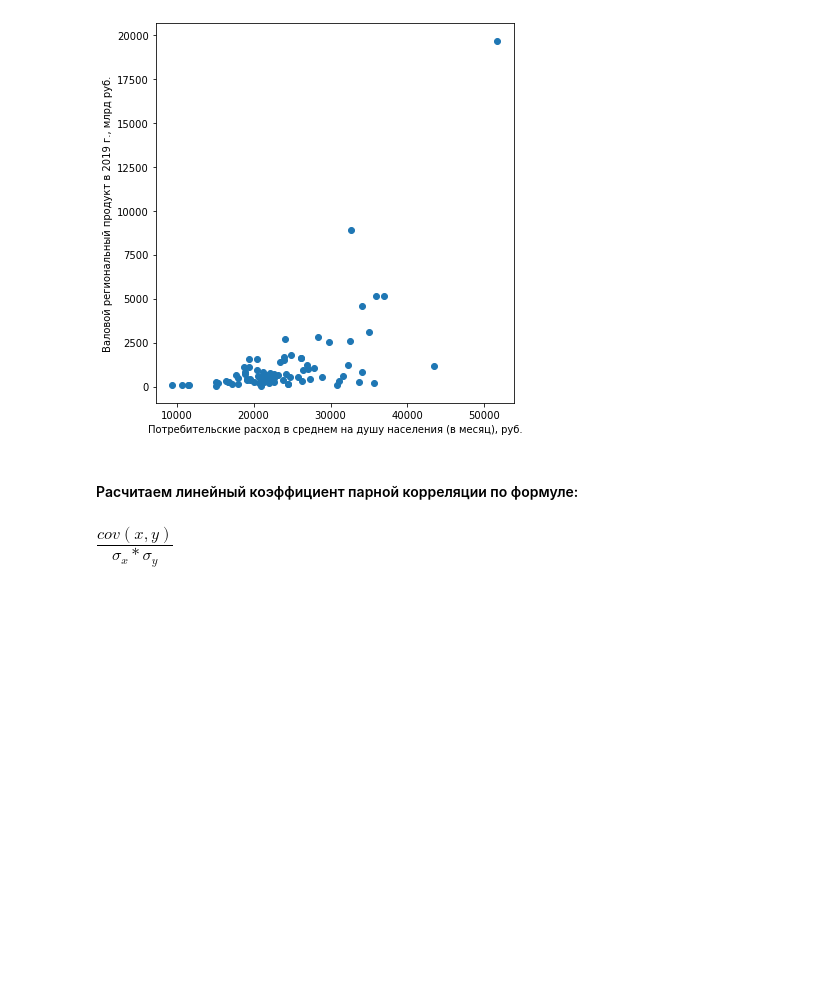
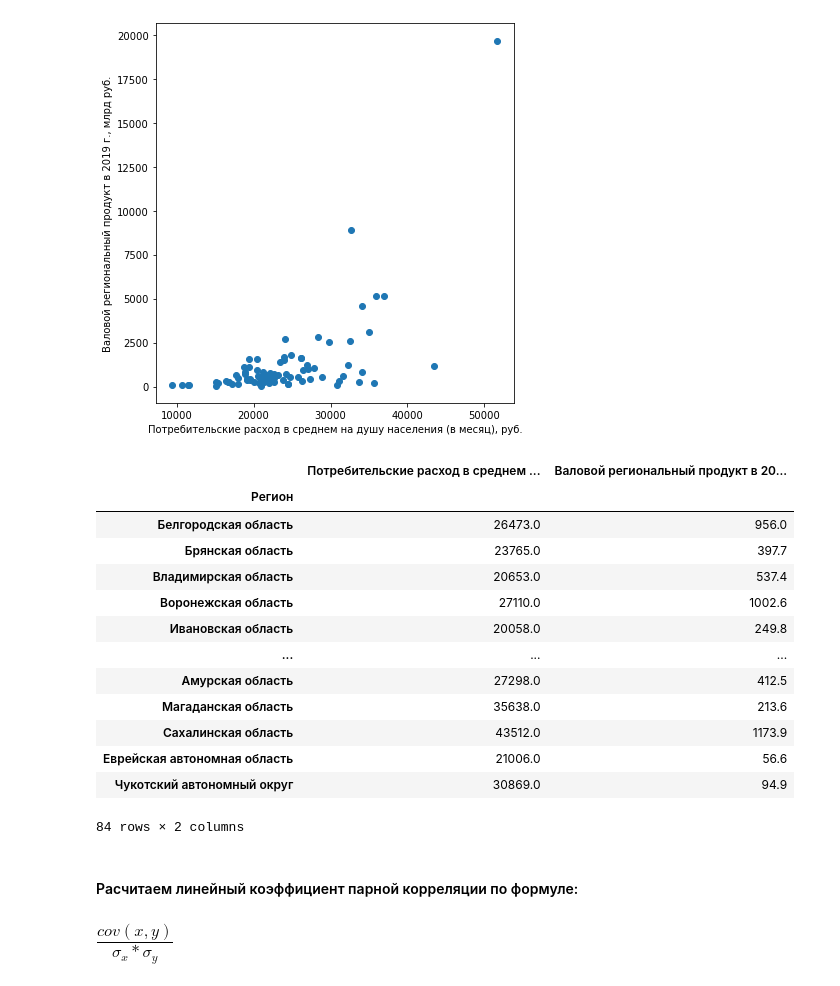
Before and after one commit to AleksandrShadrin/-, a Jupyter notebook: Работа 1/regression_analys.ipynb, the cells around one changed output. Drawn from its saved outputs; the diff is of its cells as text; code cells hidden in the pictures; blank space fills up the shorter version.

```diff
--- a/Работа 1/regression_analys.ipynb
+++ b/Работа 1/regression_analys.ipynb
@@ -55,6 +55,25 @@ plt.plot()
 # %% [output]
 []
 [figure]
+# %%
+anomaly = df.index[np.argmax(df[feature_2])]
+# %%
+df.drop(anomaly)
+# %% [output]
+|  | Потребительские расход в среднем ... | Валовой региональный продукт в 20... |
+| Регион |  |  |
+| Белгородская область | 26473.0 | 956.0 |
+| Брянская область | 23765.0 | 397.7 |
+| Владимирская область | 20653.0 | 537.4 |
+| Воронежская область | 27110.0 | 1002.6 |
+| Ивановская область | 20058.0 | 249.8 |
+| ... | ... | ... |
+| Амурская область | 27298.0 | 412.5 |
+| Магаданская область | 35638.0 | 213.6 |
+| Сахалинская область | 43512.0 | 1173.9 |
+| Еврейская автономная область | 21006.0 | 56.6 |
+| Чукотский автономный округ | 30869.0 | 94.9 |
+84 rows × 2 columns
 # %% [markdown]
 #### Расчитаем линейный коэффициент парной корреляции по формуле:
 ## $\frac{cov(x,y)}{\sigma_x*\sigma_y}$
```
Also changed, not shown: parts of 4 cells of this notebook.
